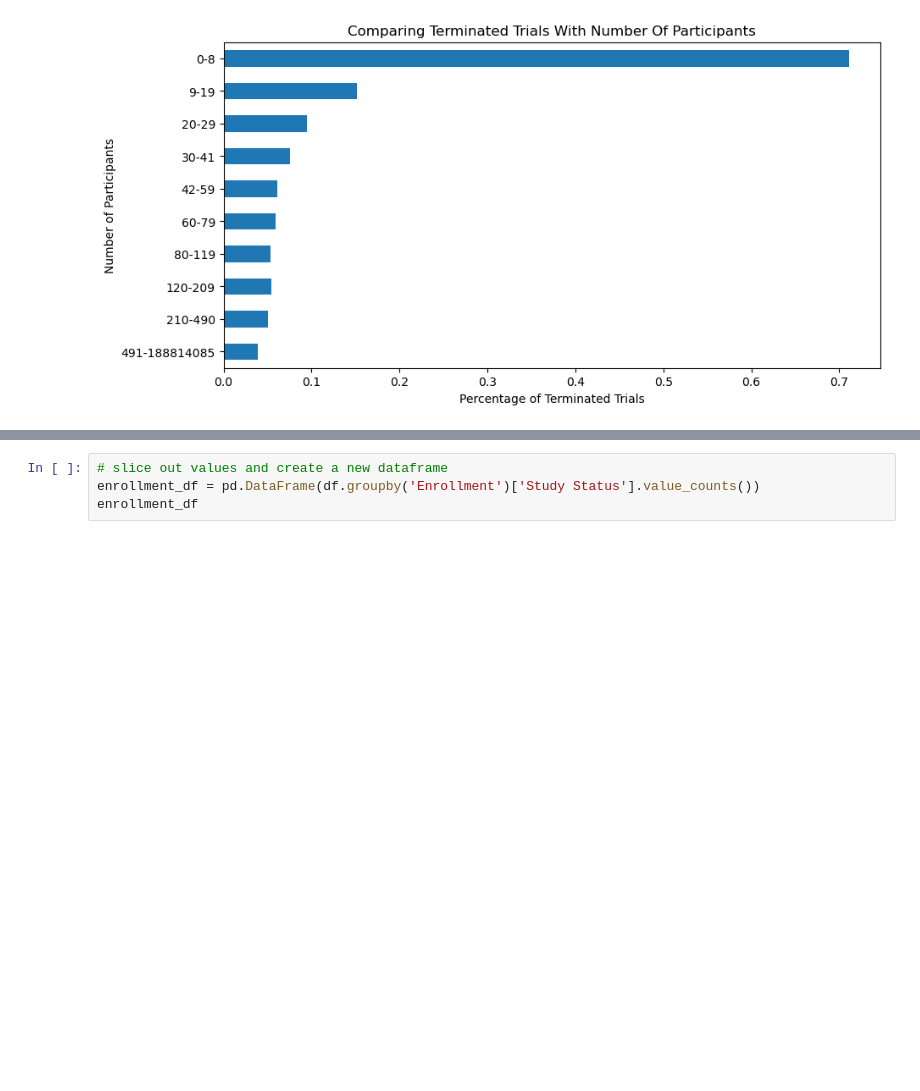
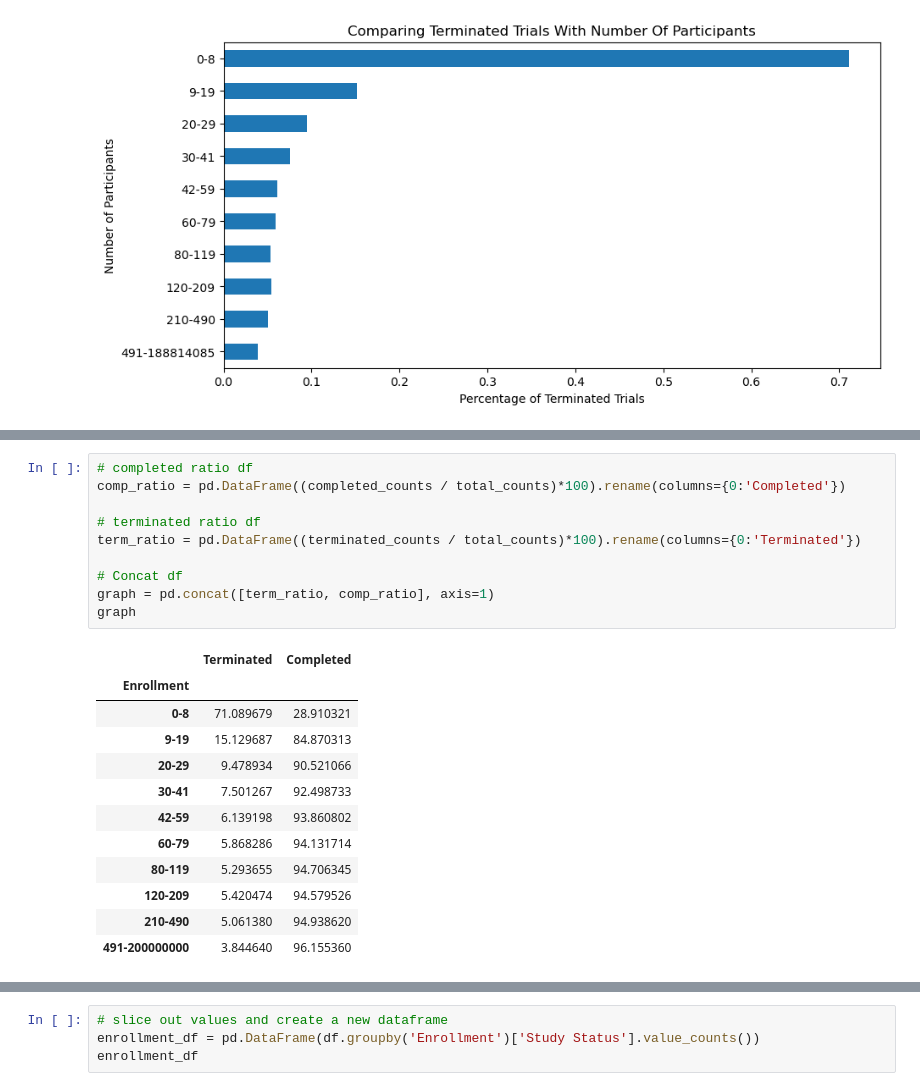
Before and after one commit to clem21chan/Clinical_Trials_Capstone, a Jupyter notebook: Notebooks/2_Preprocessing&EDA.ipynb, the cells around one changed output, grey strips where cells are left out. Cells and saved outputs as stored; diff of their text form; blank space fills up the shorter version.

```diff
--- a/Notebooks/2_Preprocessing&EDA.ipynb
+++ b/Notebooks/2_Preprocessing&EDA.ipynb
@@ -1442,0 +1473,23 @@ df.groupby('Enrollment')['Study Status'].mean().sort_index(ascending=True).to_cl
+# %%
+# completed ratio df
+comp_ratio = pd.DataFrame((completed_counts / total_counts)*100).rename(columns={0:'Completed'})
+
+# terminated ratio df
+term_ratio = pd.DataFrame((terminated_counts / total_counts)*100).rename(columns={0:'Terminated'})
+
+# Concat df
+graph = pd.concat([term_ratio, comp_ratio], axis=1)
+graph
+# %% [output]
+|  | Terminated | Completed |
+| Enrollment |  |  |
+| 0-8 | 71.089679 | 28.910321 |
+| 9-19 | 15.129687 | 84.870313 |
+| 20-29 | 9.478934 | 90.521066 |
+| 30-41 | 7.501267 | 92.498733 |
+| 42-59 | 6.139198 | 93.860802 |
+| 60-79 | 5.868286 | 94.131714 |
+| 80-119 | 5.293655 | 94.706345 |
+| 120-209 | 5.420474 | 94.579526 |
+| 210-490 | 5.061380 | 94.938620 |
+| 491-200000000 | 3.844640 | 96.155360 |
```
Also changed, not shown: parts of 9 cells of this notebook, 5 other files.
